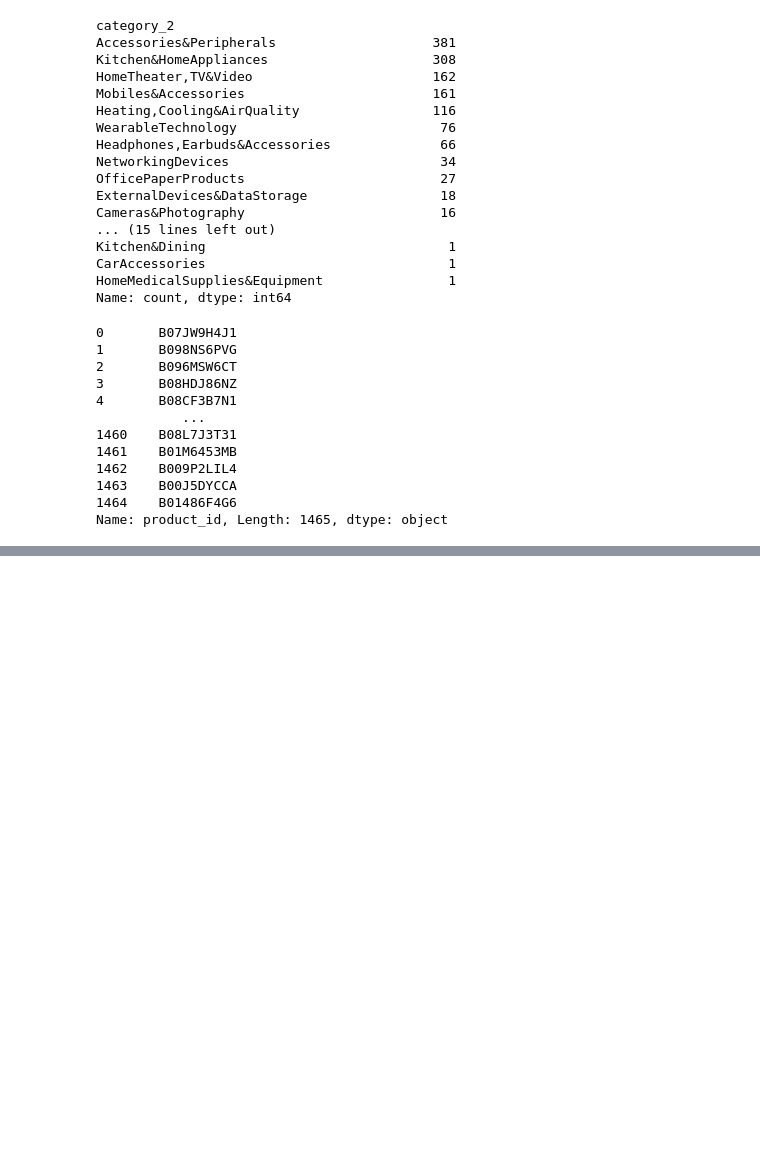
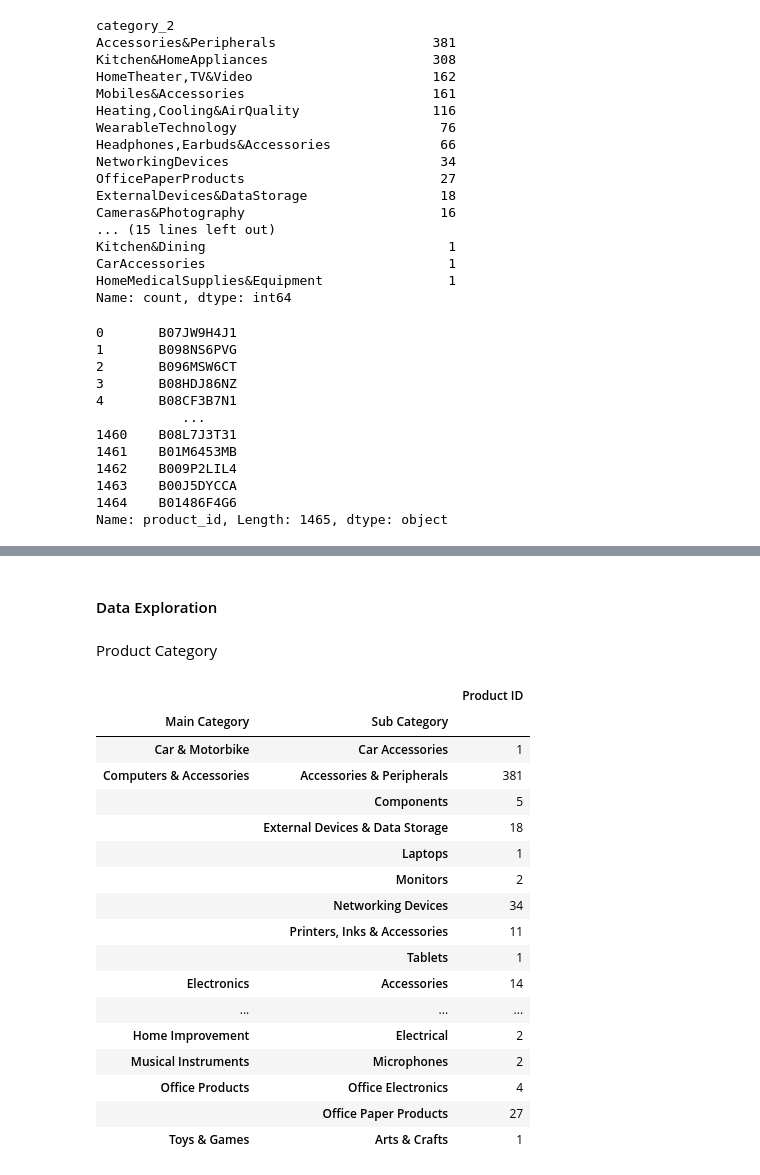
Before and after one commit to Seyone68/Amazon-Sales---Sentiment-Analysis, a Jupyter notebook: app/sales_eda.ipynb, the cells around one changed output, grey strips where cells are left out. Drawn from its saved outputs; the diff is of its cells as text; code cells hidden in the pictures; blank space fills up the shorter version.

```diff
--- a/app/sales_eda.ipynb
+++ b/app/sales_eda.ipynb
@@ -307,0 +417,2 @@ df1.head()
+# %% [markdown]
+#### Data Exploration
@@ -307,0 +422,27 @@ df1.head()
+# %% [markdown]
+Product Category
+# %%
+# Main category and Sub category
+main_sub = df1[['category_1', 'category_2', 'product_id']]
+main_sub = main_sub.rename(columns={'category_1': 'Main Category', 'category_2': 'Sub Category', 'product_id': 'Product ID'})
+main_sub_piv = pd.pivot_table(main_sub, index=['Main Category', 'Sub Category'], aggfunc='count')
+main_sub_piv
+# %% [output]
+|  |  | Product ID |
+| Main Category | Sub Category |  |
+| Car & Motorbike | Car Accessories | 1 |
+| Computers & Accessories | Accessories & Peripherals | 381 |
+|  | Components | 5 |
+|  | External Devices & Data Storage | 18 |
+|  | Laptops | 1 |
+|  | Monitors | 2 |
+|  | Networking Devices | 34 |
+|  | Printers, Inks & Accessories | 11 |
+|  | Tablets | 1 |
+| Electronics | Accessories | 14 |
+| ... | ... | ... |
+| Home Improvement | Electrical | 2 |
+| Musical Instruments | Microphones | 2 |
+| Office Products | Office Electronics | 4 |
+|  | Office Paper Products | 27 |
+| Toys & Games | Arts & Crafts | 1 |
```
Also changed, not shown: parts of 10 cells of this notebook.
